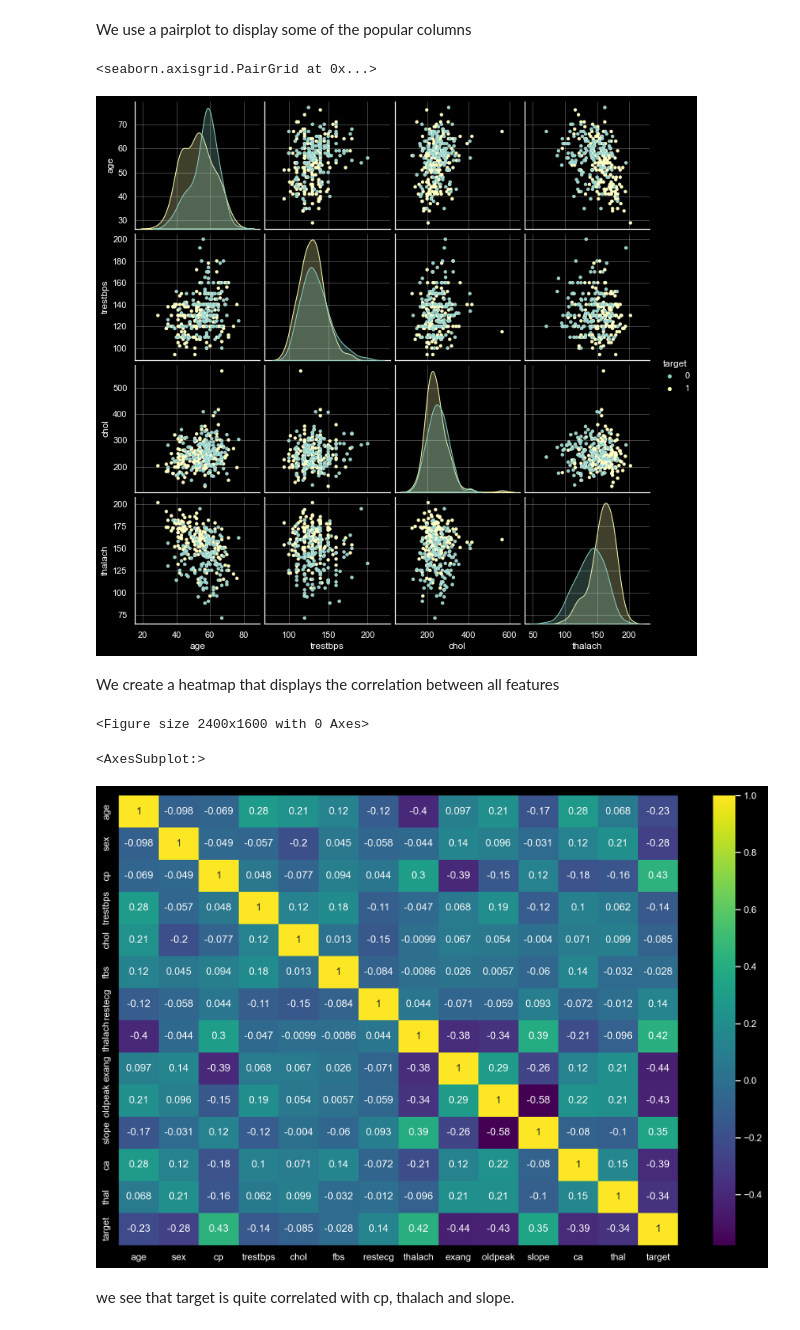
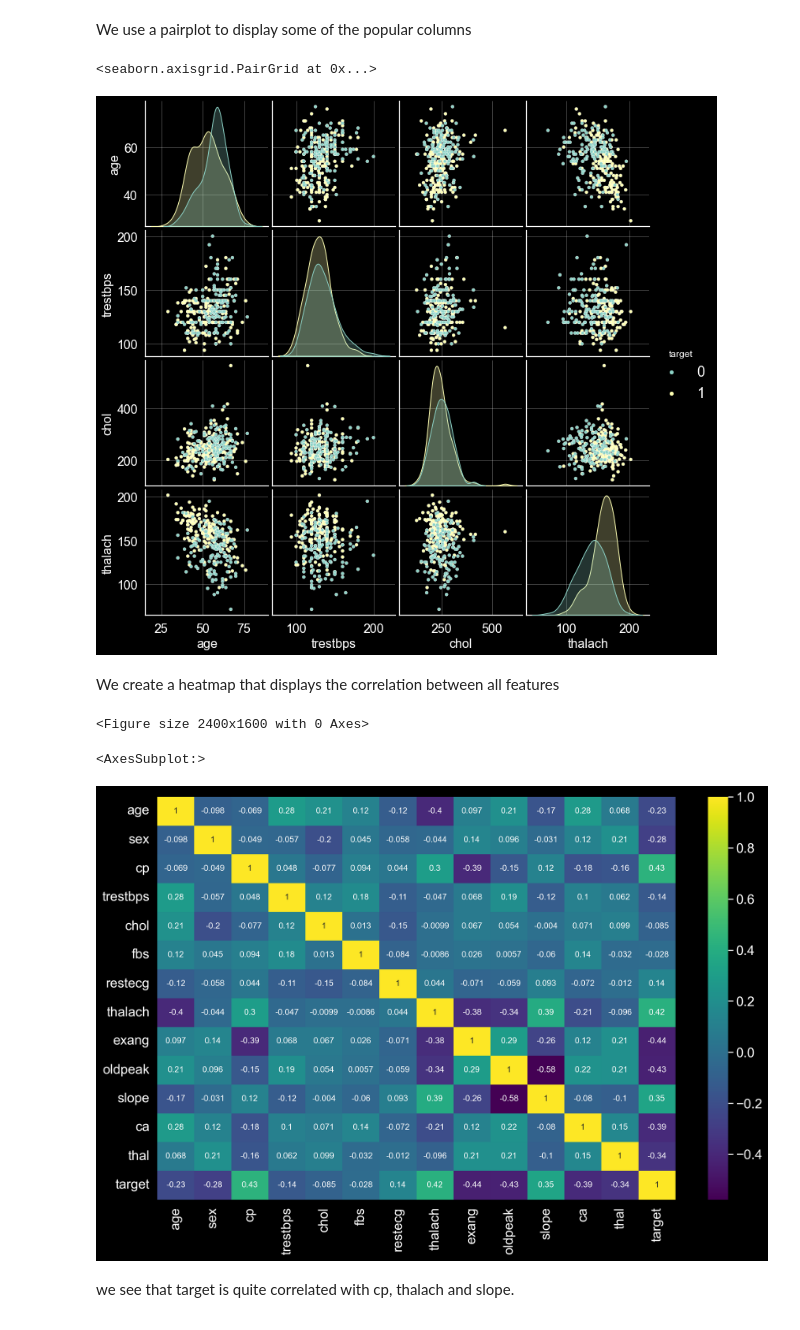
Before and after one commit to ViktorGakis/Projects, a Jupyter notebook: Heart Disease Prediction/heart_dis.ipynb, the cells around one changed output. Drawn from its saved outputs; the diff is of its cells as text; code cells hidden in the pictures.

```diff
--- a/Heart Disease Prediction/heart_dis.ipynb
+++ b/Heart Disease Prediction/heart_dis.ipynb
@@ -10,10 +10,19 @@ plt.style.use("dark_background")
 plt.rcParams.update({"grid.linewidth":0.5, "grid.alpha":0.5})
 plt.rc('figure', figsize=(16,10))
 plt.rc('lines', markersize=4)
+plt.rc('font', size=30)
+plt.rc('axes', titlesize=16)
+plt.rc('axes', labelsize=16)
+plt.rc('xtick', labelsize=16)
+plt.rc('ytick', labelsize=16)
+plt.rc('legend', fontsize=18)
+plt.rc('figure', titlesize=20)
 plt.rcParams["figure.autolayout"] = True
 
 from sklearn.model_selection import train_test_split
 from sklearn.linear_model import LogisticRegressionCV
+from sklearn.metrics import confusion_matrix, ConfusionMatrixDisplay, classification_report
+from sklearn.metrics import PrecisionRecallDisplay, RocCurveDisplay
 # %% [markdown]
 # Data
 # %% [markdown]
@@ -108,16 +117,17 @@ We use a pairplot to display some of the popular columns
 sns.pairplot(data=df[['age','trestbps', 'chol','thalach','target']], hue='target')
 # %% [output]
 <seaborn.axisgrid.PairGrid at 0x...>
-[figure, old version]
+[figure, new version]
 # %% [markdown]
 We create a heatmap that displays the correlation between all features
 # %%
+plt.rc('font', size=10)
 plt.figure(figsize=(12,8), dpi=200)
 sns.heatmap(data=df.corr(), annot=True, cmap='viridis')
 # %% [output]
 <Figure size 2400x1600 with 0 Axes>
 <AxesSubplot:>
-[figure, old version]
+[figure, new version]
 # %% [markdown]
 we see that target is quite correlated with cp, thalach and slope.
 # %% [markdown]
```
Also changed, not shown: parts of 43 cells of this notebook, 1 other file.
